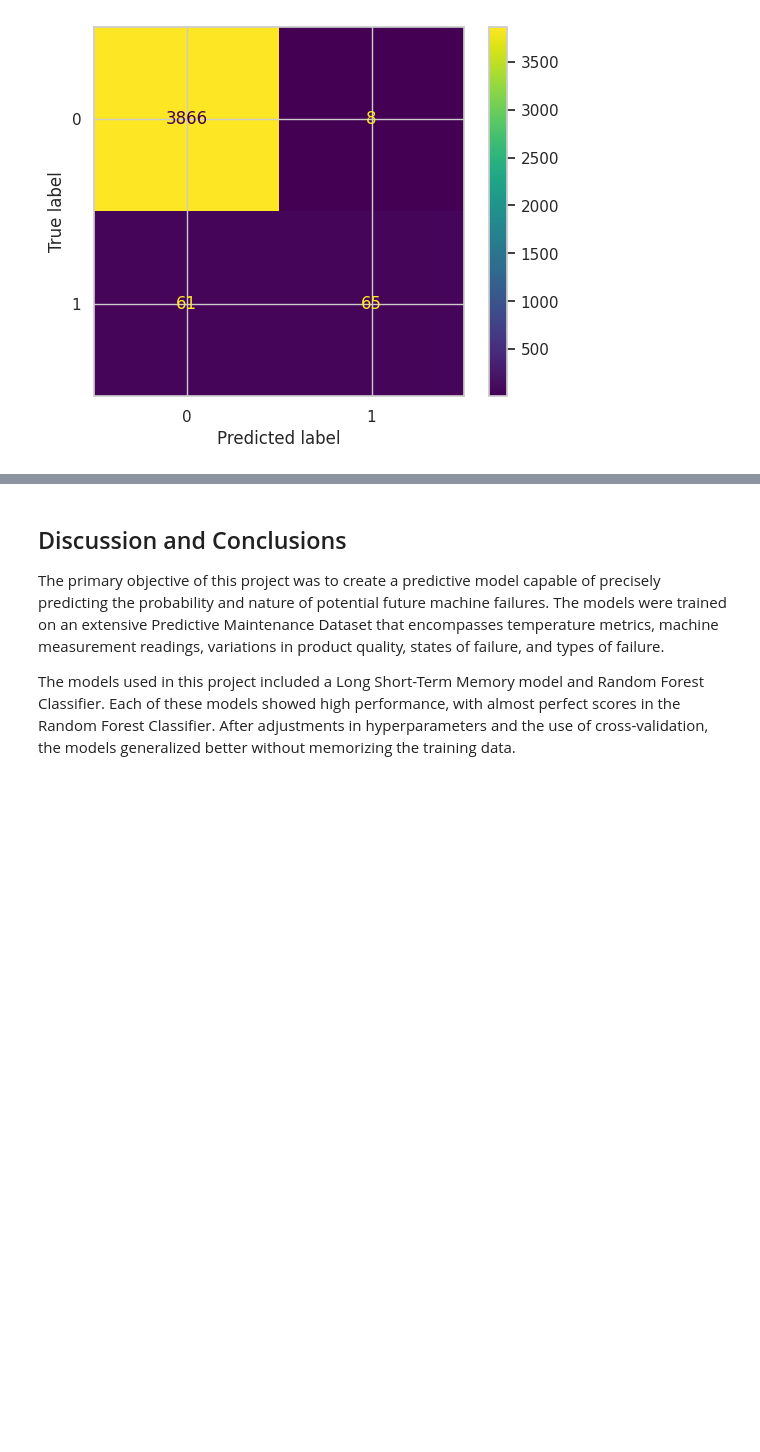
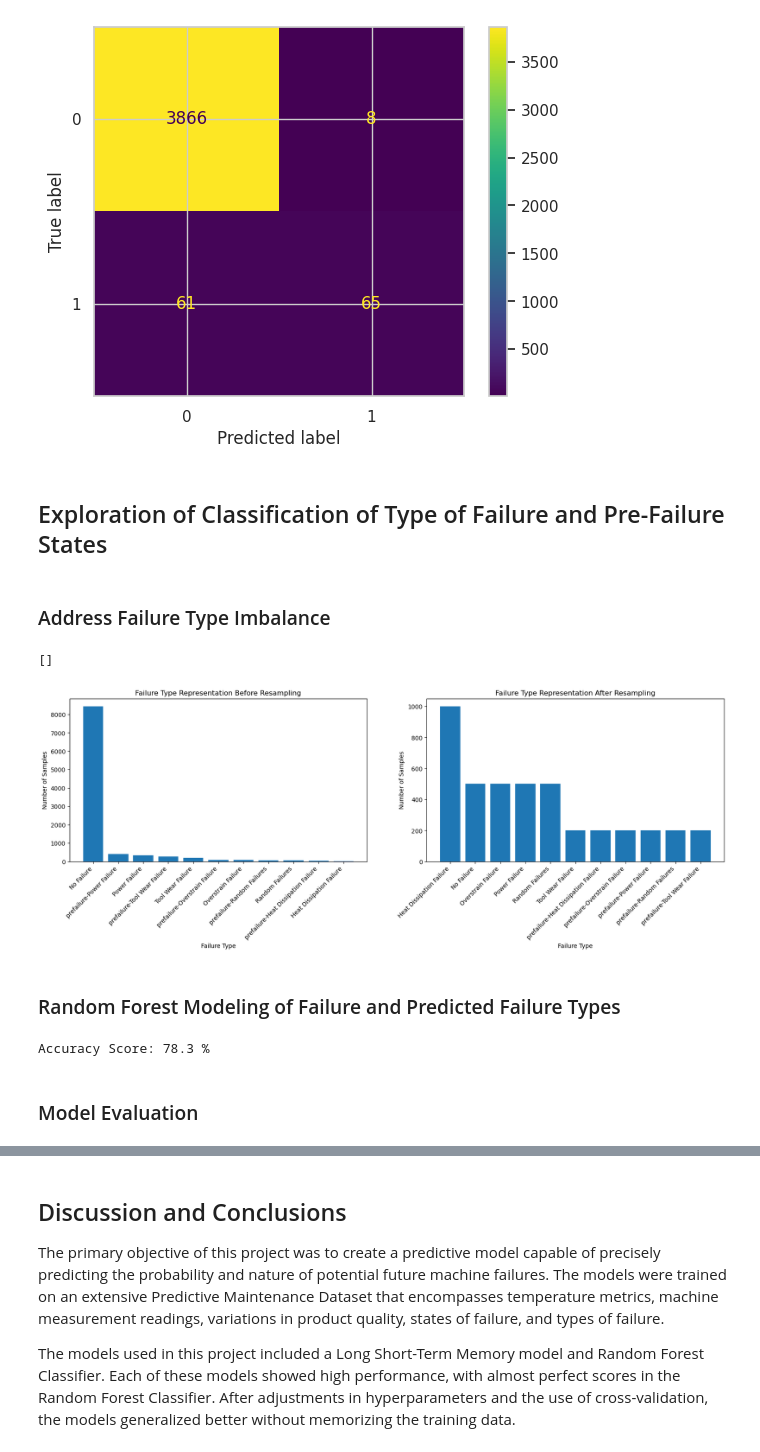
Before and after one commit to elan-wilkinson/Predicting-Manufacturing-Failure-Type, a Jupyter notebook: main.ipynb, the cells around one changed output, grey strips where cells are left out. Cells and saved outputs as stored; diff of their text form; code cells hidden in the pictures; blank space fills up the shorter version.

Commit message:
with approval from team, readding classification of pre-failure states and failure by type

```diff
--- a/main.ipynb
+++ b/main.ipynb
@@ -640,3 +667,77 @@ F1-Score: 0.98051148770387
 weighted avg       0.98      0.98      0.98      4000
 <sklearn.metrics._plot.confusion_matrix.ConfusionMatrixDisplay at 0x...>
 [figure]
+# %% [markdown]
+## Exploration of Classification of Type of Failure and Pre-Failure States
+# %% [markdown]
+### Address Failure Type Imbalance
+# %%
+# Split Data
+train_x_types, test_x_types, train_y_types, test_y_types = train_test_split(machining_failure_IVs, failure_types, test_size=0.4, random_state=32, shuffle=True)
+
+# create 2 subplots
+fig, (ax1, ax2) = plt.subplots(1,2, figsize=(20, 5))
+ax1.bar(failure_types.unique(), failure_types.value_counts())
+ax1.set_xlabel('Failure Type')
+ax1.set_ylabel('Number of Samples')
+ax1.set_title('Failure Type Representation Before Resampling')
+
+plt.setp(ax1.get_xticklabels(), rotation=45, ha='right')
+plt.setp(ax2.get_xticklabels(), rotation=45, ha='right')
+
+undersampler_dict = {'No Failure': 1000,
+                      'prefailure-Power Failure': 250,
+                      'prefailure-Heat Dissipation Failure': 209,
+                      'prefailure-Overstrain Failure': 158,
+                      'prefailure-Tool Wear Failure' : 135,
+                      'prefailure-Random Failures': 58,
+                      'Power Failure': 56,
+                      'Heat Dissipation Failure': 45,
+                      'Overstrain Failure': 30,
+                      'Tool Wear Failure': 29,
+                      'Random Failures': 12}
+oversampler_dict = {'No Failure': 1000,
+                      'prefailure-Power Failure': 500,
+                      'prefailure-Heat Dissipation Failure': 500,
+                      'prefailure-Overstrain Failure': 500,
+                      'prefailure-Tool Wear Failure' : 500,
+                      'prefailure-Random Failures': 200,
+                      'Power Failure': 200,
+                      'Heat Dissipation Failure': 200,
+                      'Overstrain Failure': 200,
+                      'Tool Wear Failure': 200,
+                      'Random Failures': 200}
+
+undersampler = RandomUnderSampler(random_state = 32, replacement=False, sampling_strategy=undersampler_dict)
+oversampler = RandomOverSampler(random_state=32, sampling_strategy=oversampler_dict)
+
+train_x_types_under, train_y_types_under = undersampler.fit_resample(train_x_types, train_y_types)
+train_x_types_over, train_y_types_over = oversampler.fit_resample(train_x_types_under, train_y_types_under)
+
+ax2.bar(train_y_types_over.unique(), train_y_types_over.value_counts())
+ax2.set_xlabel('Failure Type')
+ax2.set_ylabel('Number of Samples')
+ax2.set_title('Failure Type Representation After Resampling')
+plt.plot()
+# %% [output]
+[]
+[figure, added]
+# %% [markdown]
+### Random Forest Modeling of Failure and Predicted Failure Types
+# %%
+# Create Random Forest Classifier Model
+rf_model = RandomForestClassifier(n_estimators=100, random_state=32)
+
+# Fit to rebalanced training data
+rf_model.fit(train_x_types_over, train_y_types_over)
+
+# Create Predictions
+rf_predictions = rf_model.predict(test_x_types)
+#
+#  Calculate and Display Accuracy Score
+accuracy_score = accuracy_score(test_y_types, rf_predictions)
+print('Accuracy Score:',np.round(accuracy_score*100,2),'%')
+# %% [output]
+Accuracy Score: 78.3 %
+# %% [markdown]
+### Model Evaluation
```
Also changed, not shown: parts of 8 cells of this notebook.
